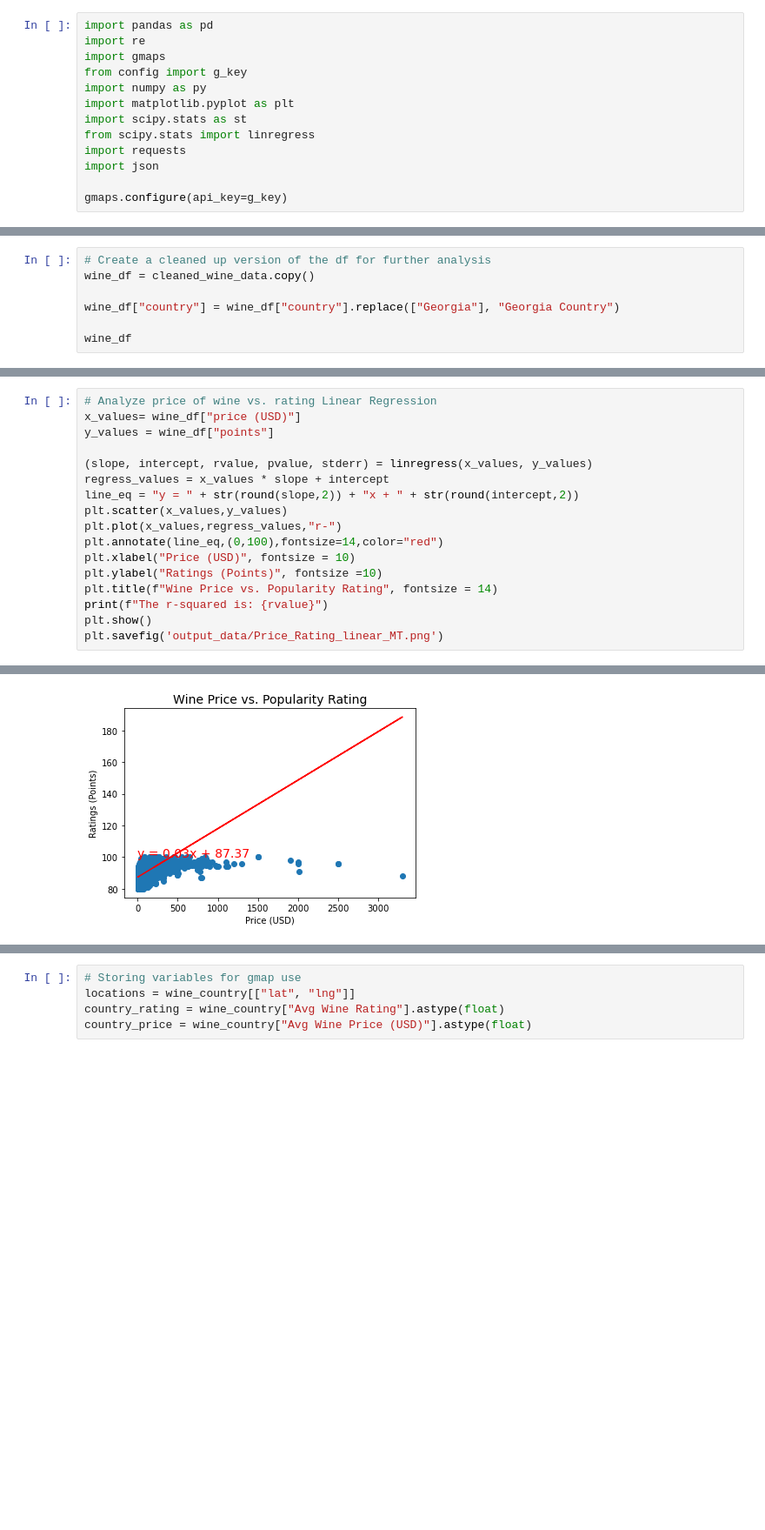
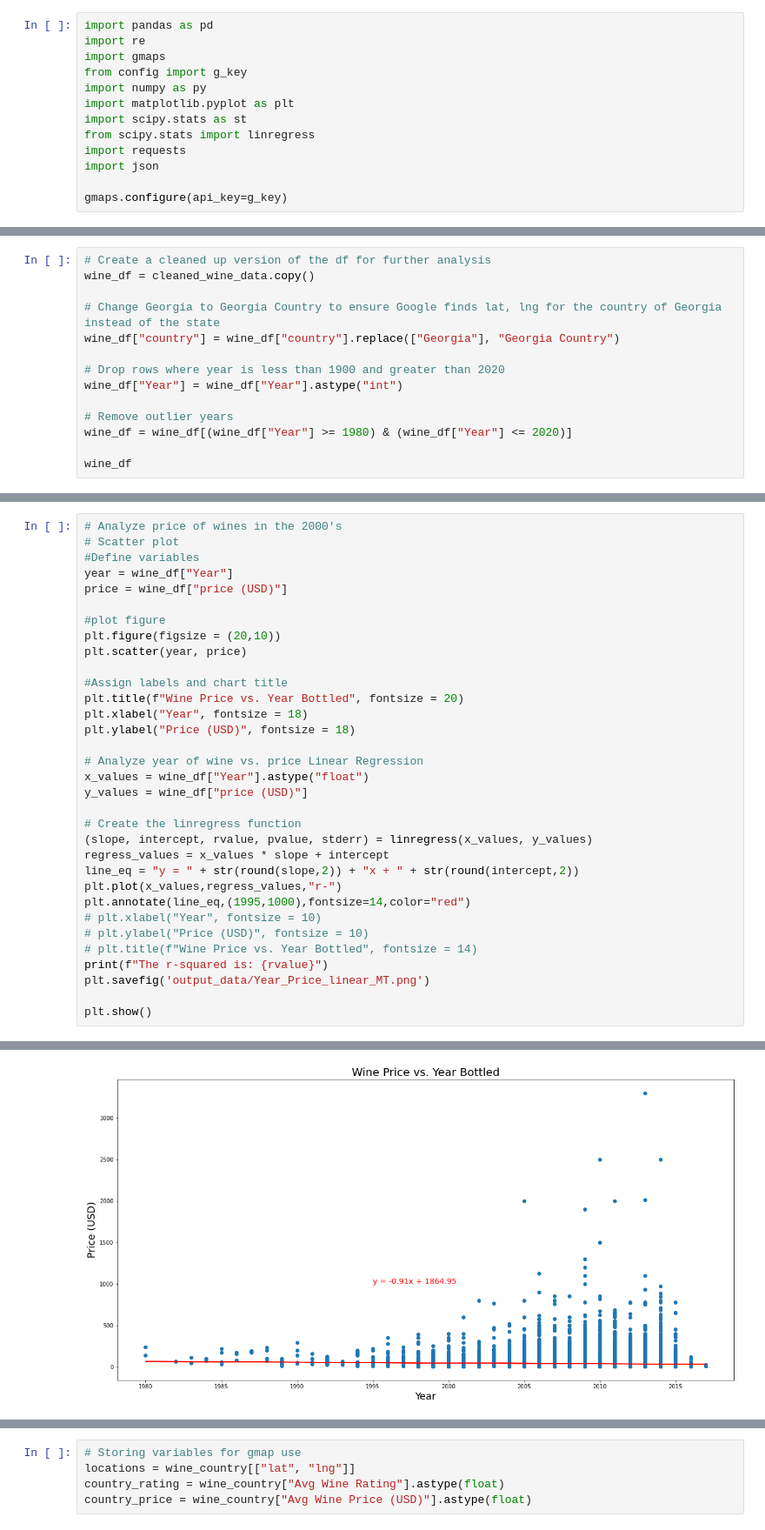
Before and after one commit to NHoyer95/umnbootcamp-project-1, a Jupyter notebook: WineRatings.ipynb, the cells around one changed output, grey strips where cells are left out. Shown: that part at 87% size. Cells and saved outputs as stored; diff of their text form; blank space fills up the shorter version.

```diff
--- a/WineRatings.ipynb
+++ b/WineRatings.ipynb
@@ -49,8 +49,15 @@ cleaned_wine_data.head()
 # Create a cleaned up version of the df for further analysis
 wine_df = cleaned_wine_data.copy()
 
+# Change Georgia to Georgia Country to ensure Google finds lat, lng for the country of Georgia instead of the state
 wine_df["country"] = wine_df["country"].replace(["Georgia"], "Georgia Country")
 
+# Drop rows where year is less than 1900 and greater than 2020
+wine_df["Year"] = wine_df["Year"].astype("int")
+
+# Remove outlier years
+wine_df = wine_df[(wine_df["Year"] >= 1980) & (wine_df["Year"] <= 2020)]
+
 wine_df
 # %% [output]
 |  | country | description | designation | points | price (USD) | province | region_1 | title | variety | ... |
@@ -105,18 +132,34 @@ plt.show()
 # %%
-# Analyze price of wine vs. rating Linear Regression
-x_values= wine_df["price (USD)"]
-y_values = wine_df["points"]
+# Analyze price of wines in the 2000's
+# Scatter plot
+#Define variables
+year = wine_df["Year"]
+price = wine_df["price (USD)"]
 
+#plot figure
+plt.figure(figsize = (20,10))
+plt.scatter(year, price)
+
+#Assign labels and chart title
+plt.title(f"Wine Price vs. Year Bottled", fontsize = 20)
+plt.xlabel("Year", fontsize = 18)
+plt.ylabel("Price (USD)", fontsize = 18)
+
+# Analyze year of wine vs. price Linear Regression
+x_values = wine_df["Year"].astype("float")
+y_values = wine_df["price (USD)"]
+
+# Create the linregress function
 (slope, intercept, rvalue, pvalue, stderr) = linregress(x_values, y_values)
 regress_values = x_values * slope + intercept
 line_eq = "y = " + str(round(slope,2)) + "x + " + str(round(intercept,2))
-plt.scatter(x_values,y_values)
 plt.plot(x_values,regress_values,"r-")
-plt.annotate(line_eq,(0,100),fontsize=14,color="red")
-plt.xlabel("Price (USD)", fontsize = 10)
-plt.ylabel("Ratings (Points)", fontsize =10)
-plt.title(f"Wine Price vs. Popularity Rating", fontsize = 14)
+plt.annotate(line_eq,(1995,1000),fontsize=14,color="red")
+# plt.xlabel("Year", fontsize = 10)
+# plt.ylabel("Price (USD)", fontsize = 10)
+# plt.title(f"Wine Price vs. Year Bottled", fontsize = 14)
 print(f"The r-squared is: {rvalue}")
+plt.savefig('output_data/Year_Price_linear_MT.png')
+
 plt.show()
-plt.savefig('output_data/Price_Rating_linear_MT.png')
 # %% [output]
@@ -124 +167 @@ The r-squared is: 0.41494639928468896
-[figure, old version]
+[figure, new version]
```
Also changed, not shown: parts of 11 cells of this notebook, 2 other files.
